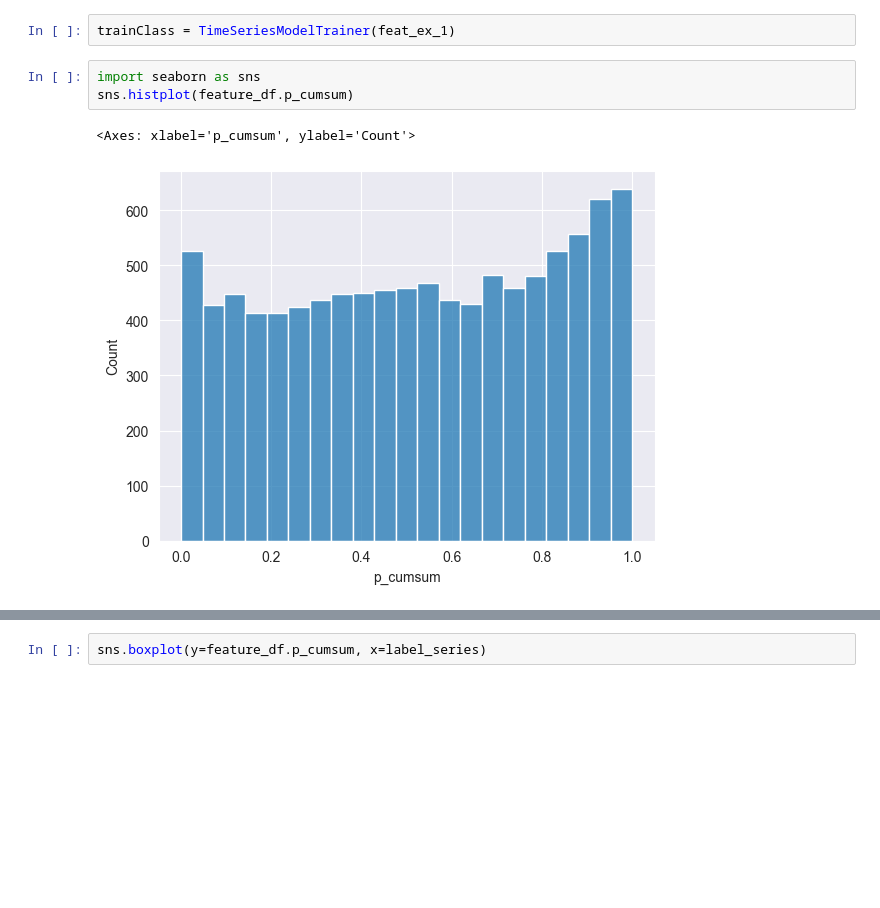
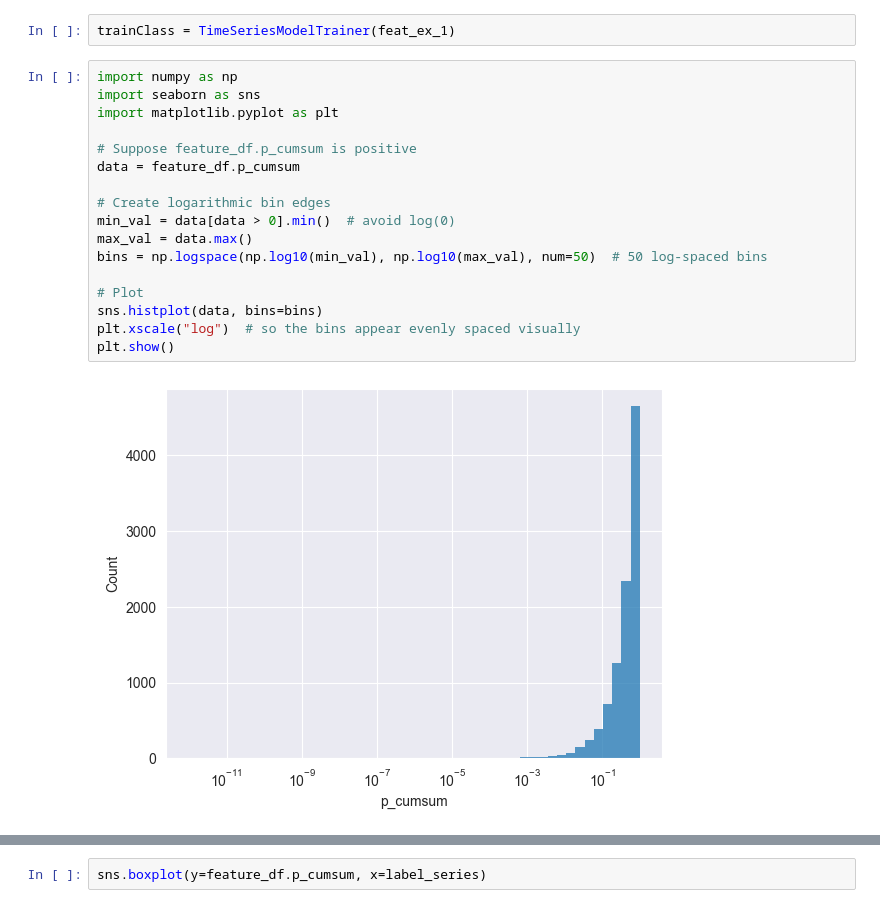
Before and after one commit to StefanConstantin707/adia-lab-structural-break-challenge, a Jupyter notebook: notebooks/07_evaluate_cumsum.ipynb, the cells around one changed output, grey strips where cells are left out. Cells and saved outputs as stored; diff of their text form; blank space fills up the shorter version.

```diff
--- a/notebooks/07_evaluate_cumsum.ipynb
+++ b/notebooks/07_evaluate_cumsum.ipynb
@@ -183,8 +183,21 @@ def feat_ex_1(ts_obj: TimeSeriesData):
 # %%
 trainClass = TimeSeriesModelTrainer(feat_ex_1)
 # %%
+import numpy as np
 import seaborn as sns
-sns.histplot(feature_df.p_cumsum)
+import matplotlib.pyplot as plt
+
+# Suppose feature_df.p_cumsum is positive
+data = feature_df.p_cumsum
+
+# Create logarithmic bin edges
+min_val = data[data > 0].min()  # avoid log(0)
+max_val = data.max()
+bins = np.logspace(np.log10(min_val), np.log10(max_val), num=50)  # 50 log-spaced bins
+
+# Plot
+sns.histplot(data, bins=bins)
+plt.xscale("log")  # so the bins appear evenly spaced visually
+plt.show()
 # %% [output]
-<Axes: xlabel='p_cumsum', ylabel='Count'>
-[figure, old version]
+[figure, new version]
```
Also changed, not shown: parts of 7 cells of this notebook, 12 other files.
